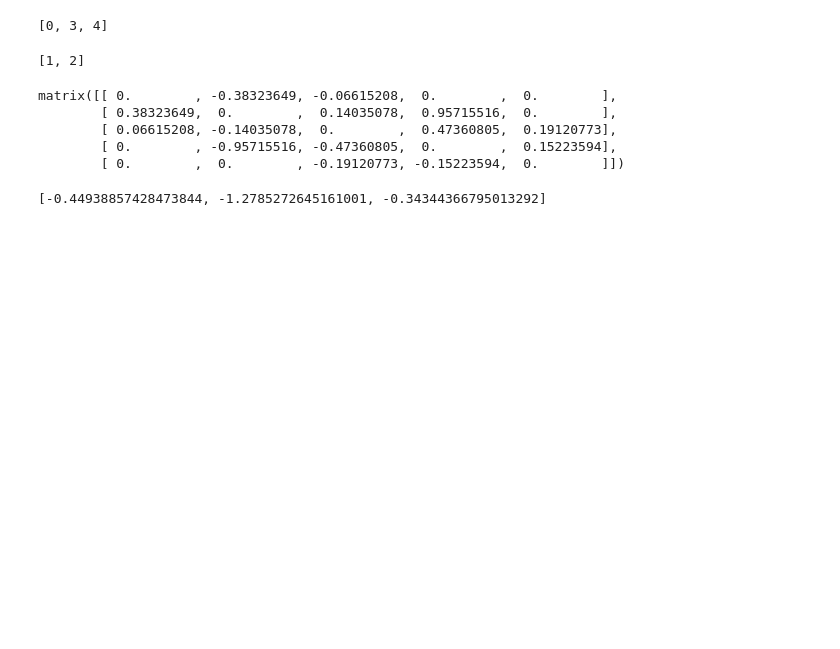
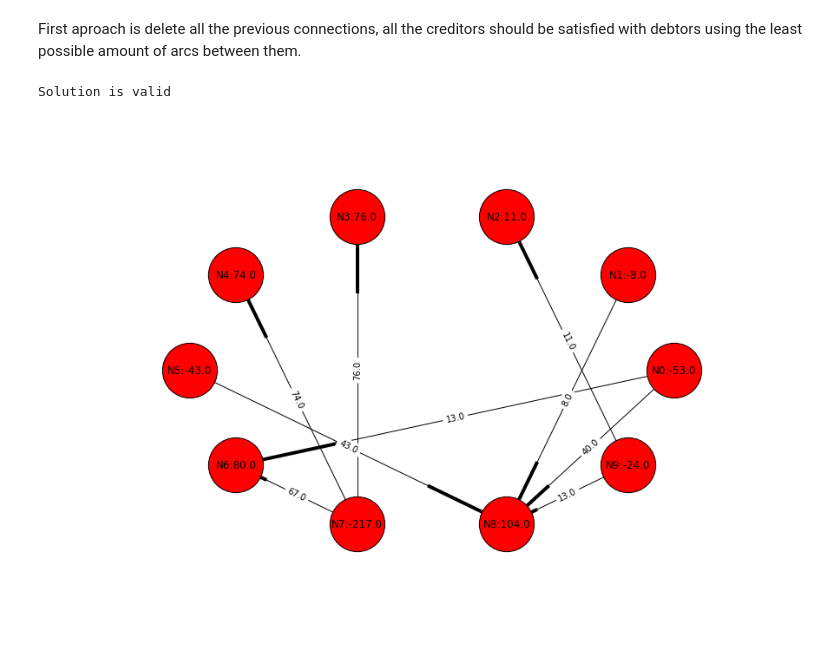
Before and after one commit to Aelphy/skoltech, a Jupyter notebook: term2/optimization_methods/project/project.ipynb, the cells around one changed output. Drawn from its saved outputs; the diff is of its cells as text; code cells hidden in the pictures; blank space fills up the shorter version.

```diff
--- a/term2/optimization_methods/project/project.ipynb
+++ b/term2/optimization_methods/project/project.ipynb
@@ -34,18 +82,0 @@ nx.draw_circular(G)
-# %%
-people_number = 5
-adj_matrix = generate_adj_matrix(people_number, 0.5)
-
-debtors = []
-creditors = []
-d = []
-c = []
-
-for i in range(people_number):
-    row_sum = adj_matrix[i, :].sum()
-
-    if row_sum >= 0:
-        debtors.append(i)
-        d.append(row_sum)
-    else:
-        creditors.append(i)
-        c.append(row_sum)
@@ -56,20 +83,36 @@ adj_matrix[1, :].sum()
-# %%
-creditors
-# %% [output]
-[0, 3, 4]
-# %%
-debtors
-# %% [output]
-[1, 2]
-# %%
-adj_matrix.todense()
-# %% [output]
-matrix([[ 0.        , -0.38323649, -0.06615208,  0.        ,  0.        ],
-        [ 0.38323649,  0.        ,  0.14035078,  0.95715516,  0.        ],
-        [ 0.06615208, -0.14035078,  0.        ,  0.47360805,  0.19120773],
-        [ 0.        , -0.95715516, -0.47360805,  0.        ,  0.15223594],
-        [ 0.        ,  0.        , -0.19120773, -0.15223594,  0.        ]])
-# %%
-c
-# %% [output]
-[-0.44938857428473844, -1.2785272645161001, -0.34344366795013292]
+# %% [markdown]
+First aproach is delete all the previous connections, all the creditors should be satisfied with debtors using the least possible amount of arcs between them.
+# %%
+import cvxpy as cvx
+
+class Solver1():
+    def solve(self, data):
+        u = data.copy()
+        people_number = data.shape[0]
+
+        x = cvx.Variable(people_number, people_number)
+        c = cvx.Variable(people_number, people_number)
+
+        constraints = [cvx.sum_entries(c, axis=1) == cvx.pos(u.sum(axis=1) - u.sum(axis=0).T),
+                       cvx.sum_entries(c, axis=0) == cvx.pos(u.sum(axis=0) - u.sum(axis=1).T),
+                       c <= x,
+                       c >= 0]
+
+        obj = cvx.Minimize(cvx.sum_entries(x))
+
+        prob = cvx.Problem(obj, constraints)
+        prob.solve(solver='GUROBI')
+#         print 'optimal value:', prob.value
+#         print 'optimal x: \n', x.value
+        return x.value
+
+solver1 = Solver1()
+
+G_solution = nx.DiGraph(solver1.solve(data))
+draw_graph(G_solution)
+
+if check_solution(G, G_solution):
+    print('Solution is valid')
+# %% [output]
+Solution is valid
+[figure, added]
```
Also changed, not shown: parts of 9 cells of this notebook, 1 other file.
